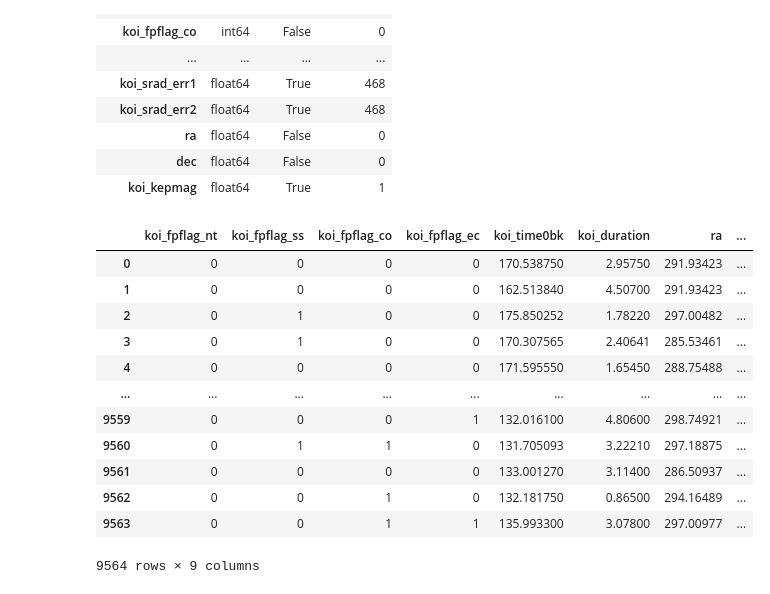
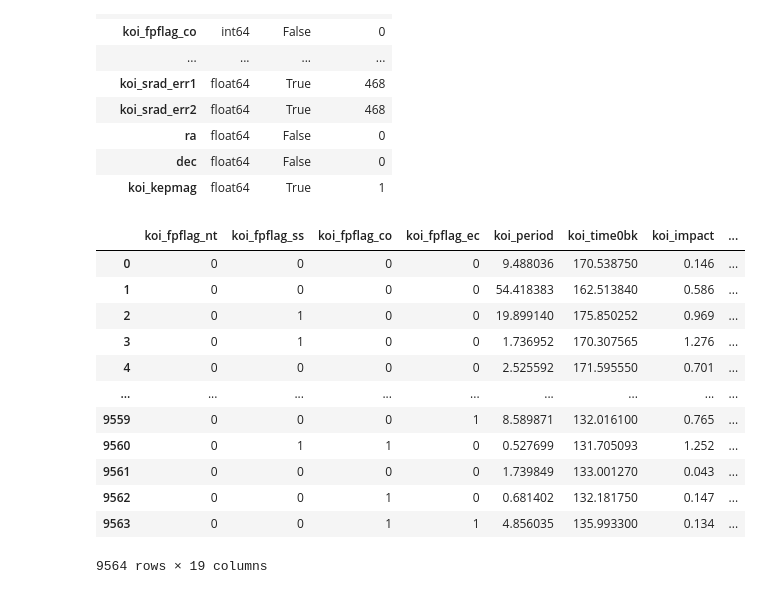
Before and after one commit to uno-sebastian/Exoplanet-Exploration, a Jupyter notebook: DataCleanup.ipynb, the cells around one changed output. Cells and saved outputs as stored; diff of their text form; code cells hidden in the pictures.

Commit message:
modify model

```diff
--- a/DataCleanup.ipynb
+++ b/DataCleanup.ipynb
@@ -62,64 +62,64 @@ selected_features = [
      "koi_fpflag_ss",       # int64     False     0
      "koi_fpflag_co",       # int64     False     0
      "koi_fpflag_ec",       # int64     False     0
-#    "koi_period",          # float64   False     0
+     "koi_period",          # float64   False     0
 #    "koi_period_err1",     # float64   True      454
 #    "koi_period_err2",     # float64   True      454
      "koi_time0bk",         # float64   False     0
 #    "koi_time0bk_err1",    # float64   True      454
 #    "koi_time0bk_err2",    # float64   True      454
-#    "koi_impact",          # float64   True      363
+     "koi_impact",          # float64   True      363
 #    "koi_impact_err1",     # float64   True      454
 #    "koi_impact_err2",     # float64   True      454
      "koi_duration",        # float64   False     0
 #    "koi_duration_err1",   # float64   True      454
 #    "koi_duration_err2",   # float64   True      454
-#    "koi_depth",           # float64   True      363
+     "koi_depth",           # float64   True      363
 #    "koi_depth_err1",      # float64   True      454
 #    "koi_depth_err2",      # float64   True      454
-#    "koi_prad",            # float64   True      363
+     "koi_prad",            # float64   True      363
 #    "koi_prad_err1",       # float64   True      363
 #    "koi_prad_err2",       # float64   True      363
-#    "koi_teq",             # float64   True      363
+     "koi_teq",             # float64   True      363
 #    "koi_teq_err1",        # float64   True      9564
 #    "koi_teq_err2",        # float64   True      9564
-#    "koi_insol",           # float64   True      321
+     "koi_insol",           # float64   True      321
 #    "koi_insol_err1",      # float64   True      321
 #    "koi_insol_err2",      # float64   True      321
-#    "koi_model_snr",       # float64   True      363
+     "koi_model_snr",       # float64   True      363
 #    "koi_tce_plnt_num",    # float64   True      346
 #    "koi_tce_delivname",   # object    True      346
-#    "koi_steff",           # float64   True      363
+     "koi_steff",           # float64   True      363
 #    "koi_steff_err1",      # float64   True      468
 #    "koi_steff_err2",      # float64   True      483
-#    "koi_slogg",           # float64   True      363
+     "koi_slogg",           # float64   True      363
 #    "koi_slogg_err1",      # float64   True      468
 #    "koi_slogg_err2",      # float64   True      468
-#    "koi_srad",            # float64   True      363
+     "koi_srad",            # float64   True      363
 #    "koi_srad_err1",       # float64   True      468
 #    "koi_srad_err2",       # float64   True      468
      "ra",                  # float64   False     0
      "dec",                 # float64   False     0
 #    "koi_kepmag",          # float64   True      1
 ]
 
 # just in case we remove the selected feature in testing
 if target_feature not in selected_features:
     selected_features.append(target_feature)
 
 training_df = raw_df[selected_features]
 training_df
 # %% [output]
-|  | koi_fpflag_nt | koi_fpflag_ss | koi_fpflag_co | koi_fpflag_ec | koi_time0bk | koi_duration | ra | ... |
-| 0 | 0 | 0 | 0 | 0 | 170.538750 | 2.95750 | 291.93423 | ... |
-| 1 | 0 | 0 | 0 | 0 | 162.513840 | 4.50700 | 291.93423 | ... |
-| 2 | 0 | 1 | 0 | 0 | 175.850252 | 1.78220 | 297.00482 | ... |
-| 3 | 0 | 1 | 0 | 0 | 170.307565 | 2.40641 | 285.53461 | ... |
-| 4 | 0 | 0 | 0 | 0 | 171.595550 | 1.65450 | 288.75488 | ... |
+|  | koi_fpflag_nt | koi_fpflag_ss | koi_fpflag_co | koi_fpflag_ec | koi_period | koi_time0bk | koi_impact | ... |
+| 0 | 0 | 0 | 0 | 0 | 9.488036 | 170.538750 | 0.146 | ... |
+| 1 | 0 | 0 | 0 | 0 | 54.418383 | 162.513840 | 0.586 | ... |
+| 2 | 0 | 1 | 0 | 0 | 19.899140 | 175.850252 | 0.969 | ... |
+| 3 | 0 | 1 | 0 | 0 | 1.736952 | 170.307565 | 1.276 | ... |
+| 4 | 0 | 0 | 0 | 0 | 2.525592 | 171.595550 | 0.701 | ... |
 | ... | ... | ... | ... | ... | ... | ... | ... | ... |
-| 9559 | 0 | 0 | 0 | 1 | 132.016100 | 4.80600 | 298.74921 | ... |
-| 9560 | 0 | 1 | 1 | 0 | 131.705093 | 3.22210 | 297.18875 | ... |
-| 9561 | 0 | 0 | 0 | 0 | 133.001270 | 3.11400 | 286.50937 | ... |
-| 9562 | 0 | 0 | 1 | 0 | 132.181750 | 0.86500 | 294.16489 | ... |
-| 9563 | 0 | 0 | 1 | 1 | 135.993300 | 3.07800 | 297.00977 | ... |
+| 9559 | 0 | 0 | 0 | 1 | 8.589871 | 132.016100 | 0.765 | ... |
+| 9560 | 0 | 1 | 1 | 0 | 0.527699 | 131.705093 | 1.252 | ... |
+| 9561 | 0 | 0 | 0 | 0 | 1.739849 | 133.001270 | 0.043 | ... |
+| 9562 | 0 | 0 | 1 | 0 | 0.681402 | 132.181750 | 0.147 | ... |
+| 9563 | 0 | 0 | 1 | 1 | 4.856035 | 135.993300 | 0.134 | ... |
-9564 rows × 9 columns
+9564 rows × 19 columns
```
Also changed, not shown: parts of 2 cells of this notebook, 6 other files.
